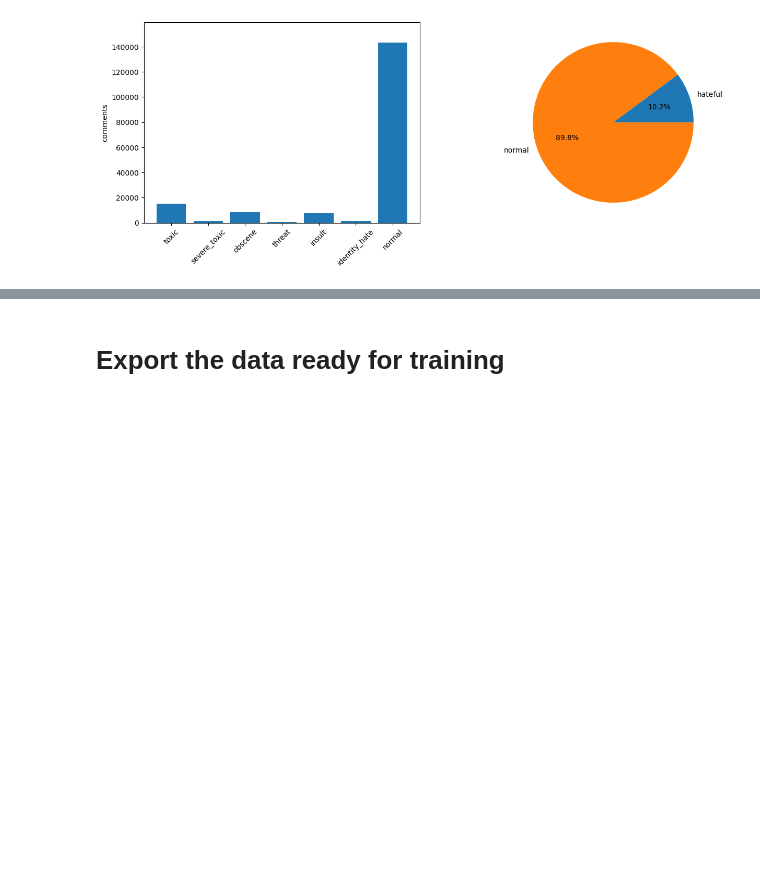
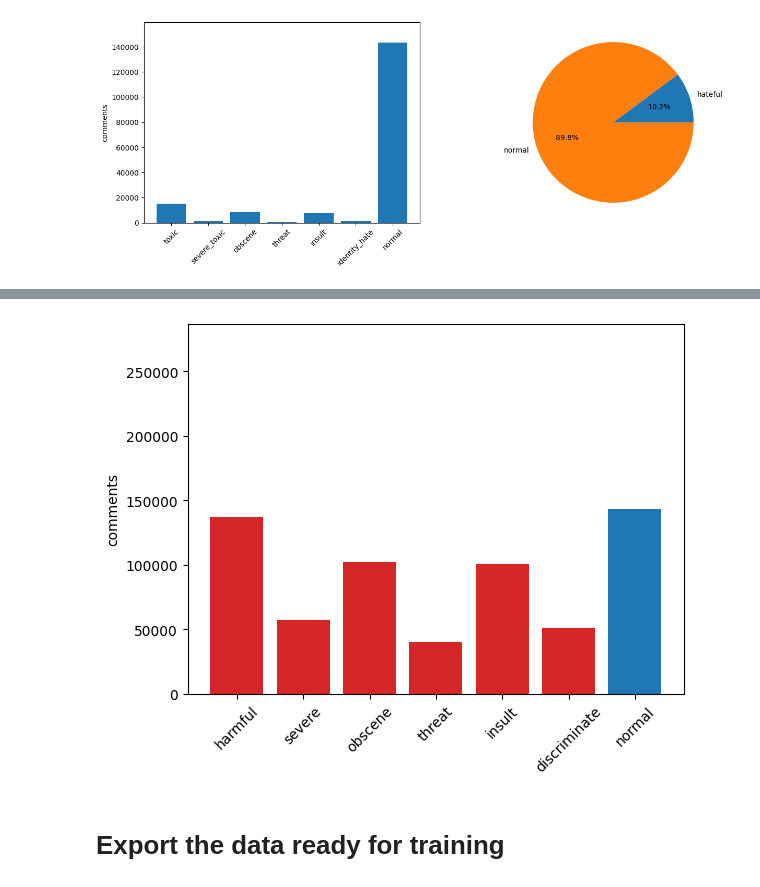
Before and after one commit to QuanNguyenDong/hateful-speech-classification, a Jupyter notebook: AI-models/visualise_comment_dataset.ipynb, the cells around one changed output, grey strips where cells are left out. Drawn from its saved outputs; the diff is of its cells as text; code cells hidden in the pictures; blank space fills up the shorter version.

```diff
--- a/AI-models/visualise_comment_dataset.ipynb
+++ b/AI-models/visualise_comment_dataset.ipynb
@@ -196,0 +249,17 @@ plt.show()
+# %%
+data, target = duplicate_df[duplicate_df.columns[:-1]].values, duplicate_df[duplicate_df.columns[-1]].values
+
+over = RandomOverSampler()
+data, target = over.fit_resample(data, target)
+
+sampled_dataset = np.hstack((data, np.reshape(target, (-1, 1))))
+multilabel_df = pd.DataFrame(sampled_dataset, columns=['comment_text','harmful', 'severe',
+                                                       'obscene', 'threat', 'insult',
+                                                       'discriminate', 'hateful'])
+
+# Drop hateful and add normal speech column
+multilabel_df['normal'] = multilabel_df.apply(lambda r: 0 if r.hateful else 1, axis=1)
+multilabel_df.drop(columns=['hateful'], inplace=True)
+multilabel_df = multilabel_df.sample(frac=1).reset_index(drop=True)
+
+multilabel_df.head()
@@ -197,3 +273,24 @@ plt.show()
+# %%
+labels = ['harmful', 'severe', 'obscene', 'threat', 'insult', 'discriminate', 'normal']
+colors = ['tab:red'] * 6 + ['tab:blue']
+count = [
+    len(multilabel_df[multilabel_df.harmful > 0]),
+    len(multilabel_df[multilabel_df.severe > 0]),
+    len(multilabel_df[multilabel_df.obscene > 0]),
+    len(multilabel_df[multilabel_df.threat > 0]),
+    len(multilabel_df[multilabel_df.insult > 0]),
+    len(multilabel_df[multilabel_df.discriminate > 0]),
+    len(multilabel_df[multilabel_df.normal > 0])
+]
+
+plt.bar(labels, count, color=colors)
+plt.xticks(rotation=45)
+plt.ylim(0, len(multilabel_df))
+plt.ylabel('comments')
+
+plt.show()
+# %% [output]
+[figure, added]
 # %% [markdown]
 # Export the data ready for training
 # %% [markdown]
```
Also changed, not shown: parts of 11 cells of this notebook, 3 other files.
